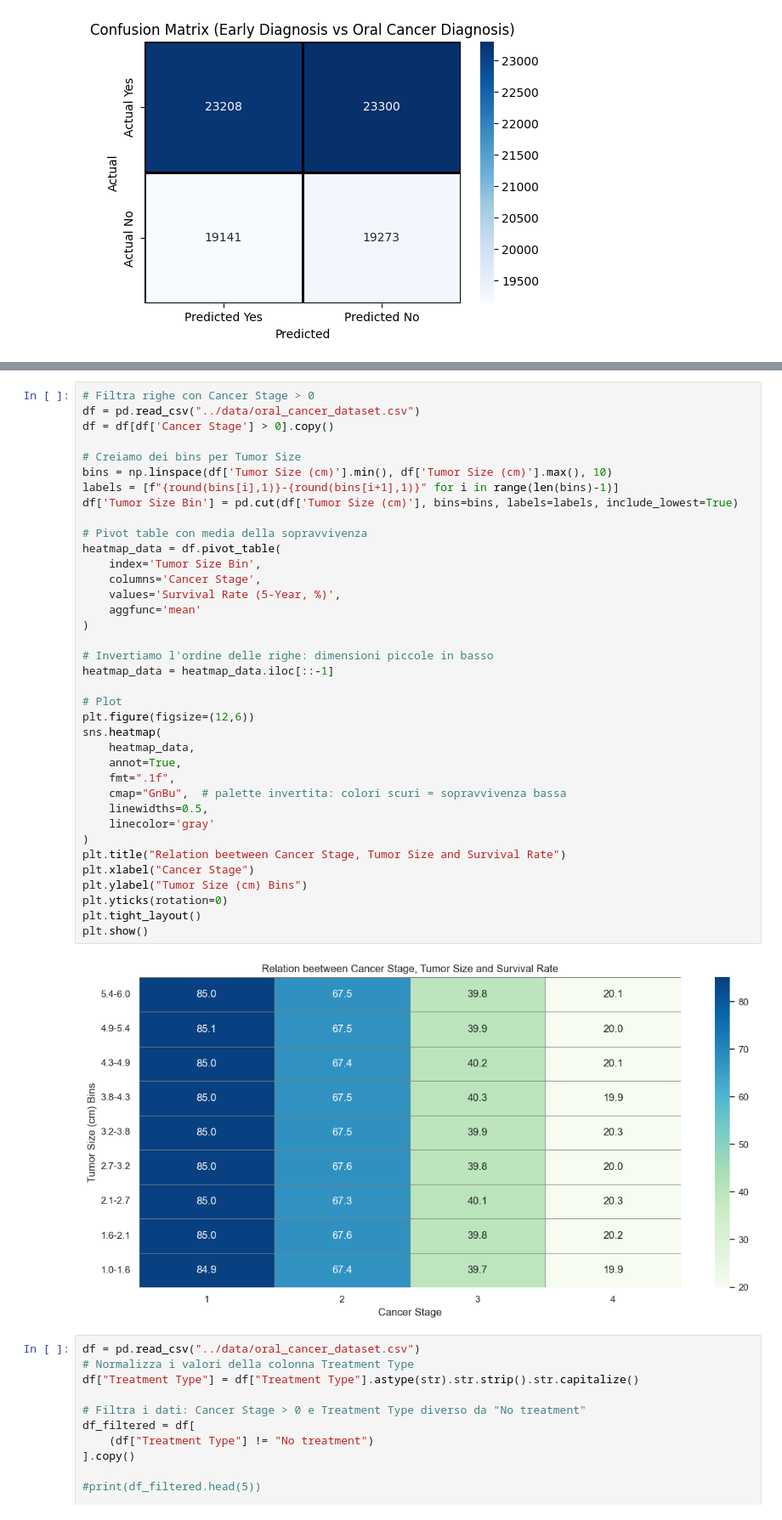
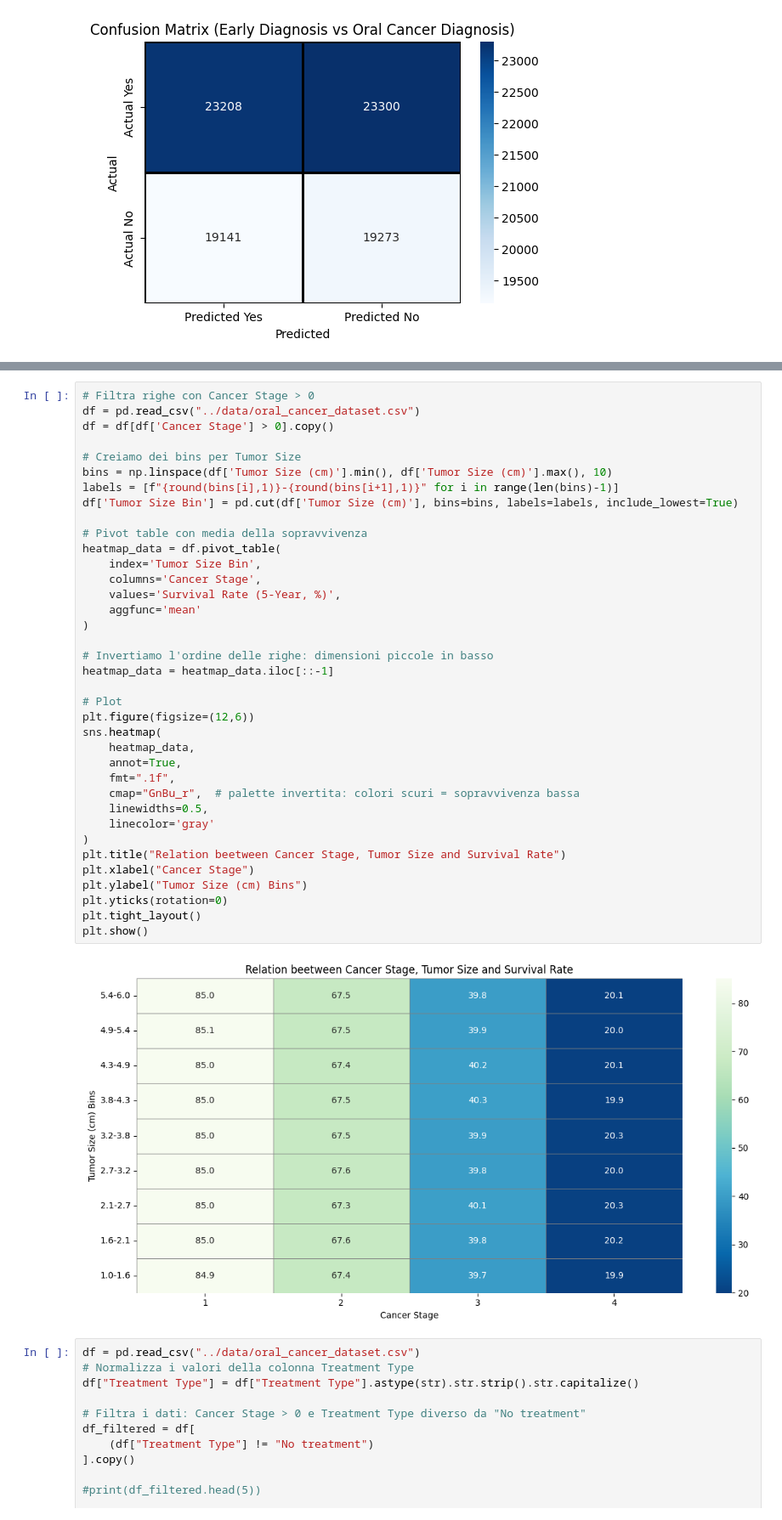
Before and after one commit to andreeriga/Scientific-Visualization-Magistrale, a Jupyter notebook: notebooks/oral.ipynb, the cells around one changed output, grey strips where cells are left out. Shown at 85% size. Cells and saved outputs as stored; diff of their text form.

```diff
--- a/notebooks/oral.ipynb
+++ b/notebooks/oral.ipynb
@@ -345,35 +345,35 @@ bins = np.linspace(df['Tumor Size (cm)'].min(), df['Tumor Size (cm)'].max(), 10)
 labels = [f"{round(bins[i],1)}-{round(bins[i+1],1)}" for i in range(len(bins)-1)]
 df['Tumor Size Bin'] = pd.cut(df['Tumor Size (cm)'], bins=bins, labels=labels, include_lowest=True)
 
 # Pivot table con media della sopravvivenza
 heatmap_data = df.pivot_table(
     index='Tumor Size Bin',
     columns='Cancer Stage',
     values='Survival Rate (5-Year, %)',
     aggfunc='mean'
 )
 
 # Invertiamo l'ordine delle righe: dimensioni piccole in basso
 heatmap_data = heatmap_data.iloc[::-1]
 
 # Plot
 plt.figure(figsize=(12,6))
 sns.heatmap(
     heatmap_data,
     annot=True,
     fmt=".1f",
-    cmap="GnBu",  # palette invertita: colori scuri = sopravvivenza bassa
+    cmap="GnBu_r",  # palette invertita: colori scuri = sopravvivenza bassa
     linewidths=0.5,
     linecolor='gray'
 )
 plt.title("Relation beetween Cancer Stage, Tumor Size and Survival Rate")
 plt.xlabel("Cancer Stage")
 plt.ylabel("Tumor Size (cm) Bins")
 plt.yticks(rotation=0)
 plt.tight_layout()
 plt.show()
 # %% [output]
-[figure, old version]
+[figure, new version]
 # %%
 df = pd.read_csv("../data/oral_cancer_dataset.csv")
 # Normalizza i valori della colonna Treatment Type
```
Also changed, not shown: parts of 5 cells of this notebook.
